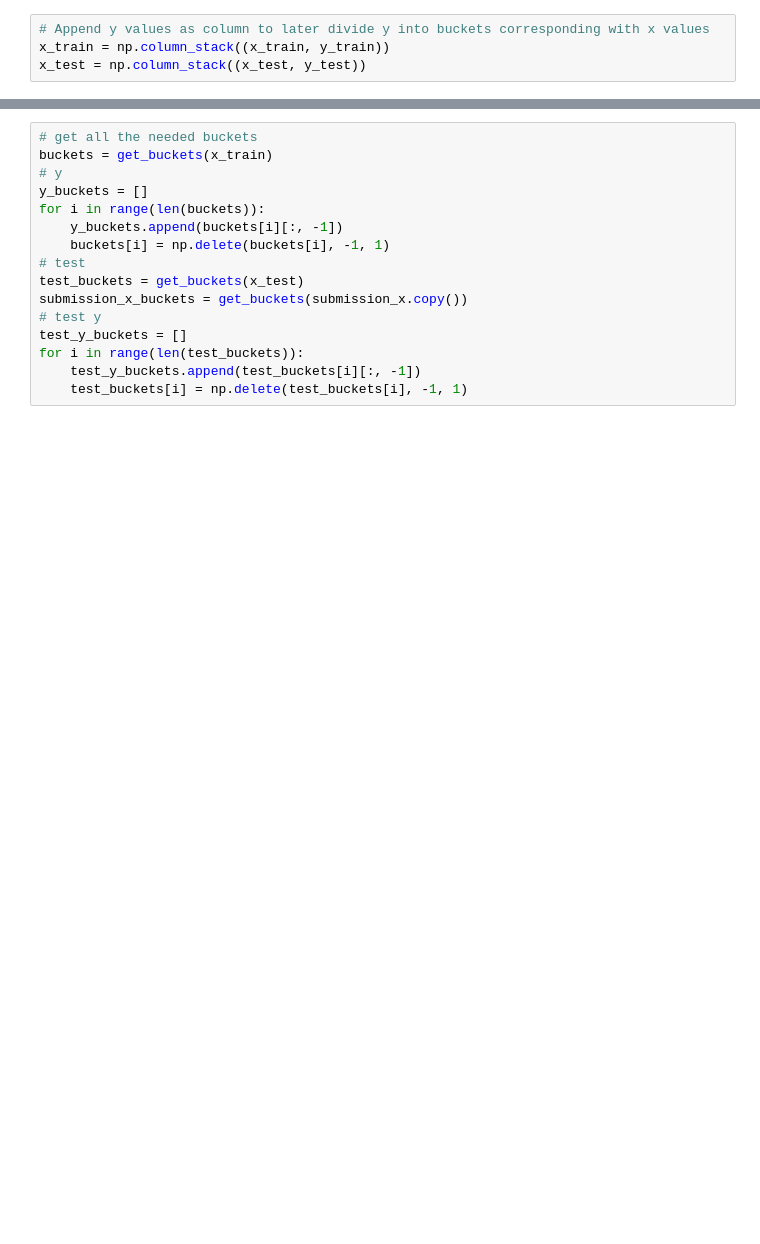
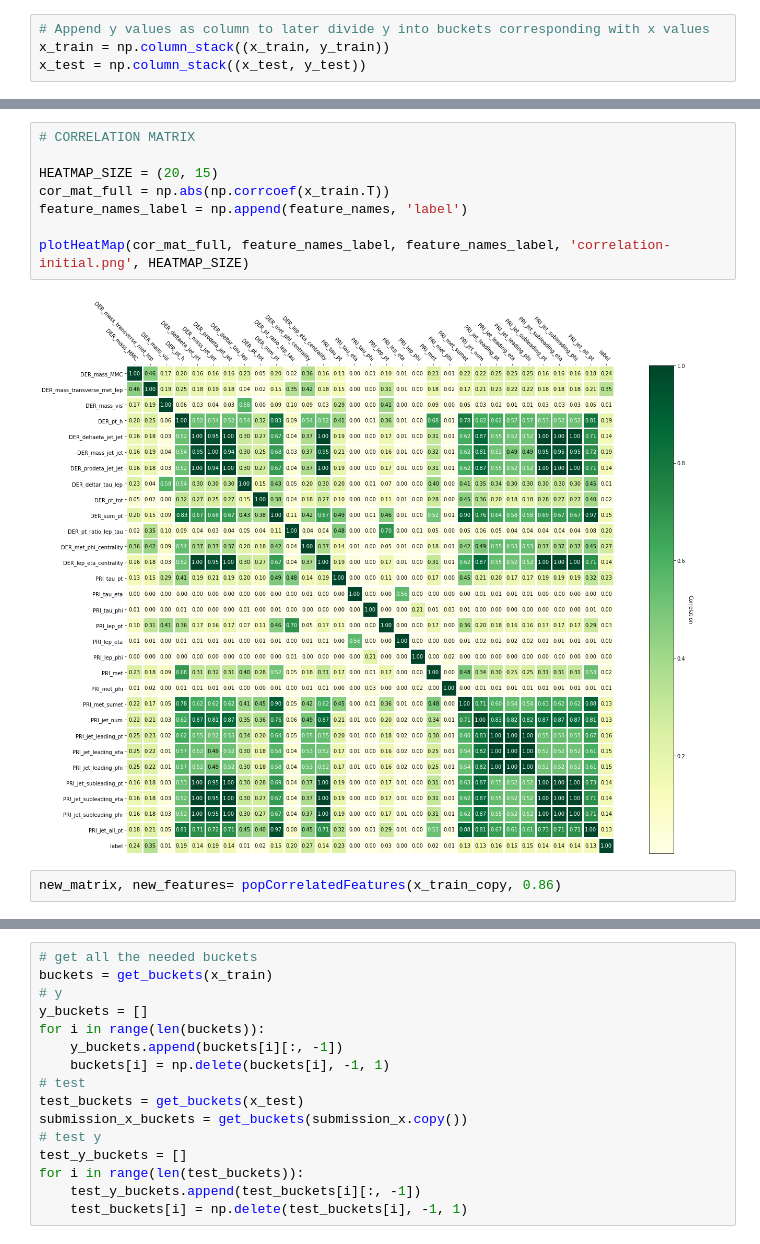
Before and after one commit to tkalim/ML-Project-1, a Jupyter notebook: scripts/project1.ipynb, the cells around one changed output, grey strips where cells are left out. Cells and saved outputs as stored; diff of their text form; blank space fills up the shorter version.

```diff
--- a/scripts/project1.ipynb
+++ b/scripts/project1.ipynb
@@ -32,0 +38,12 @@ x_test = np.column_stack((x_test, y_test))
+# %%
+# CORRELATION MATRIX
+
+HEATMAP_SIZE = (20, 15)
+cor_mat_full = np.abs(np.corrcoef(x_train.T))
+feature_names_label = np.append(feature_names, 'label')
+
+plotHeatMap(cor_mat_full, feature_names_label, feature_names_label, 'correlation-initial.png', HEATMAP_SIZE)
+# %% [output]
+[figure, added]
+# %%
+new_matrix, new_features= popCorrelatedFeatures(x_train_copy, 0.86)
```
Also changed, not shown: parts of 22 cells of this notebook, 2 other files.
